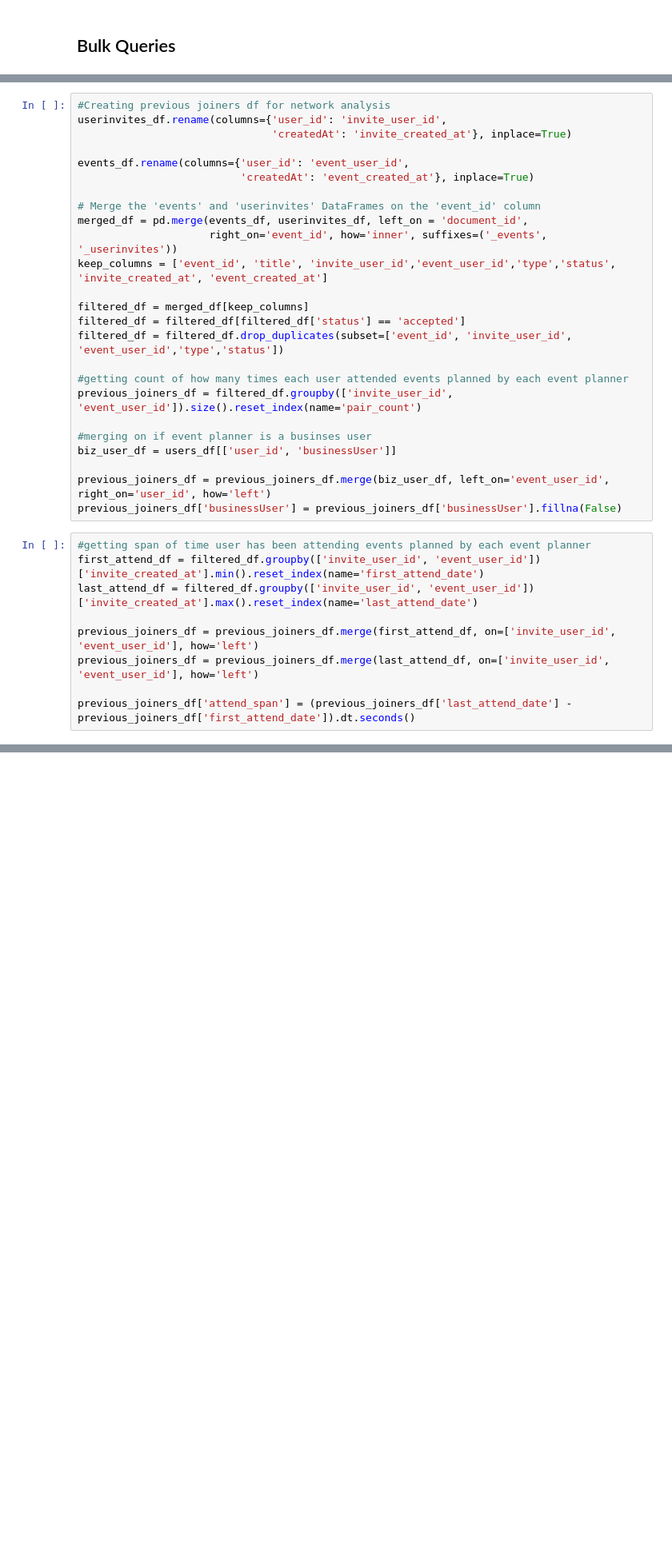
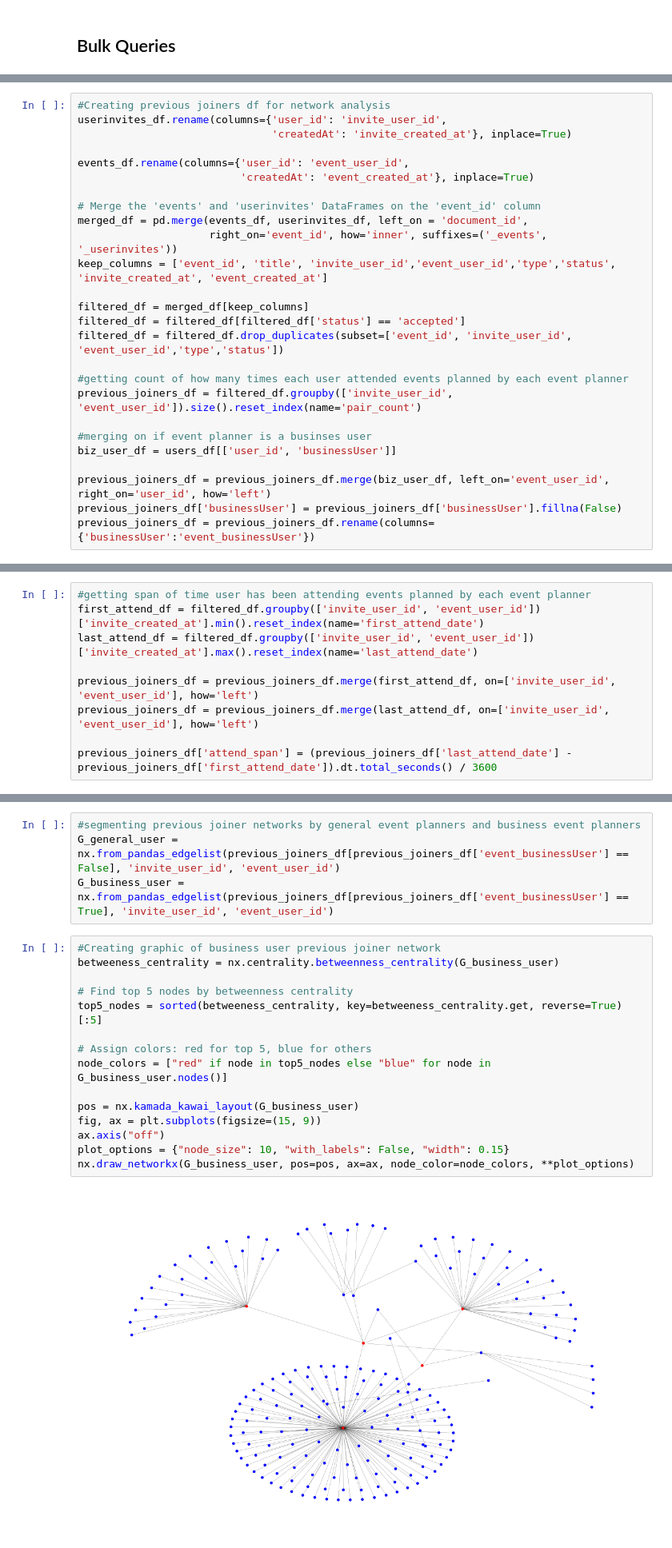
Before and after one commit to brandon841/analytics_report, a Jupyter notebook: previous_joiners_analytics.ipynb, the cells around one changed output, grey strips where cells are left out. Shown at 80% size. Saved outputs shown, nothing was run; the diff lists cells and outputs as text; blank space fills up the shorter version.

Commit message:
creating previous network viz

```diff
--- a/previous_joiners_analytics.ipynb
+++ b/previous_joiners_analytics.ipynb
@@ -60,12 +60,4 @@ biz_user_df = users_df[['user_id', 'businessUser']]
 
 previous_joiners_df = previous_joiners_df.merge(biz_user_df, left_on='event_user_id', right_on='user_id', how='left')
 previous_joiners_df['businessUser'] = previous_joiners_df['businessUser'].fillna(False)
+previous_joiners_df = previous_joiners_df.rename(columns={'businessUser':'event_businessUser'})
-# %%
-#getting span of time user has been attending events planned by each event planner
-first_attend_df = filtered_df.groupby(['invite_user_id', 'event_user_id'])['invite_created_at'].min().reset_index(name='first_attend_date')
-last_attend_df = filtered_df.groupby(['invite_user_id', 'event_user_id'])['invite_created_at'].max().reset_index(name='last_attend_date')
-
-previous_joiners_df = previous_joiners_df.merge(first_attend_df, on=['invite_user_id', 'event_user_id'], how='left')
-previous_joiners_df = previous_joiners_df.merge(last_attend_df, on=['invite_user_id', 'event_user_id'], how='left')
-
-previous_joiners_df['attend_span'] = (previous_joiners_df['last_attend_date'] - previous_joiners_df['first_attend_date']).dt.seconds()
@@ -82,0 +64,9 @@ previous_joiners_df.head()
+# %%
+#getting span of time user has been attending events planned by each event planner
+first_attend_df = filtered_df.groupby(['invite_user_id', 'event_user_id'])['invite_created_at'].min().reset_index(name='first_attend_date')
+last_attend_df = filtered_df.groupby(['invite_user_id', 'event_user_id'])['invite_created_at'].max().reset_index(name='last_attend_date')
+
+previous_joiners_df = previous_joiners_df.merge(first_attend_df, on=['invite_user_id', 'event_user_id'], how='left')
+previous_joiners_df = previous_joiners_df.merge(last_attend_df, on=['invite_user_id', 'event_user_id'], how='left')
+
+previous_joiners_df['attend_span'] = (previous_joiners_df['last_attend_date'] - previous_joiners_df['first_attend_date']).dt.total_seconds() / 3600
@@ -82,0 +79,21 @@ previous_joiners_df.head()
+# %%
+#segmenting previous joiner networks by general event planners and business event planners
+G_general_user = nx.from_pandas_edgelist(previous_joiners_df[previous_joiners_df['event_businessUser'] == False], 'invite_user_id', 'event_user_id')
+G_business_user = nx.from_pandas_edgelist(previous_joiners_df[previous_joiners_df['event_businessUser'] == True], 'invite_user_id', 'event_user_id')
+# %%
+#Creating graphic of business user previous joiner network
+betweeness_centrality = nx.centrality.betweenness_centrality(G_business_user)
+
+# Find top 5 nodes by betweenness centrality
+top5_nodes = sorted(betweeness_centrality, key=betweeness_centrality.get, reverse=True)[:5]
+
+# Assign colors: red for top 5, blue for others
+node_colors = ["red" if node in top5_nodes else "blue" for node in G_business_user.nodes()]
+
+pos = nx.kamada_kawai_layout(G_business_user)
+fig, ax = plt.subplots(figsize=(15, 9))
+ax.axis("off")
+plot_options = {"node_size": 10, "with_labels": False, "width": 0.15}
+nx.draw_networkx(G_business_user, pos=pos, ax=ax, node_color=node_colors, **plot_options)
+# %% [output]
+[figure, added]
```
Also changed, not shown: parts of 17 cells of this notebook.
